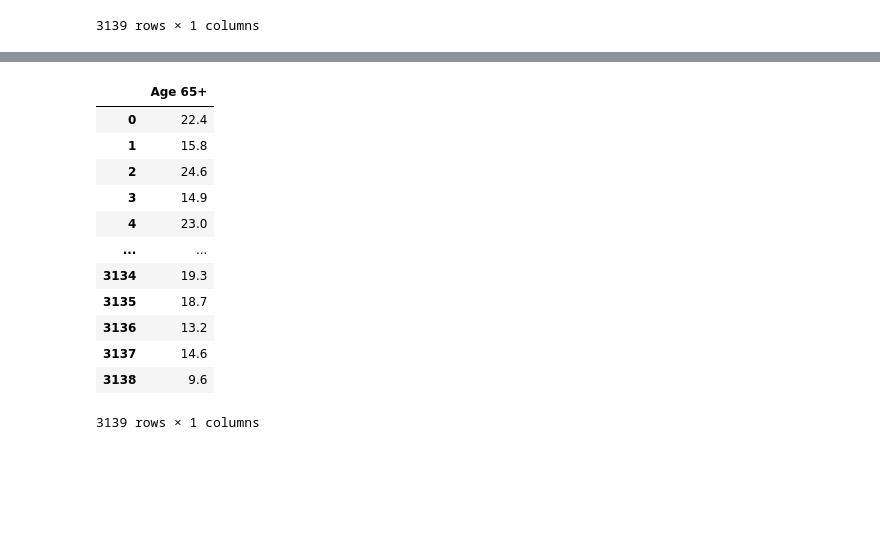
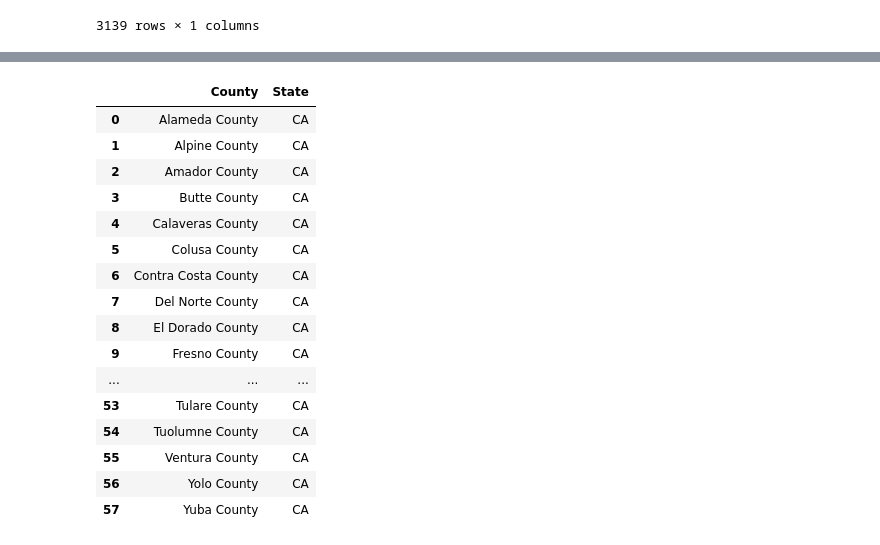
Before and after one commit to wesleyynguyenn/data-science-portfolio, a Jupyter notebook: county-demographics.ipynb, the cells around one changed output, grey strips where cells are left out. Cells and saved outputs as stored; diff of their text form; code cells hidden in the pictures; blank space fills up the shorter version.

```diff
--- a/county-demographics.ipynb
+++ b/county-demographics.ipynb
@@ -144,17 +154,21 @@ county_demo_df[['Age 65+']]
 # %%
-query = '''SELECT "Age 65+" from county_demo_df'''
+query = ''' SELECT "County", "State" from county_demo_df where "State" = "CA" '''
 sqldf(query, env = None)
 # %% [output]
-|  | Age 65+ |
-| 0 | 22.4 |
-| 1 | 15.8 |
-| 2 | 24.6 |
-| 3 | 14.9 |
-| 4 | 23.0 |
-| ... | ... |
-| 3134 | 19.3 |
-| 3135 | 18.7 |
-| 3136 | 13.2 |
-| 3137 | 14.6 |
-| 3138 | 9.6 |
+|  | County | State |
+| 0 | Alameda County | CA |
+| 1 | Alpine County | CA |
+| 2 | Amador County | CA |
+| 3 | Butte County | CA |
+| 4 | Calaveras County | CA |
+| 5 | Colusa County | CA |
+| 6 | Contra Costa County | CA |
+| 7 | Del Norte County | CA |
+| 8 | El Dorado County | CA |
+| 9 | Fresno County | CA |
+| ... | ... | ... |
+| 53 | Tulare County | CA |
+| 54 | Tuolumne County | CA |
+| 55 | Ventura County | CA |
+| 56 | Yolo County | CA |
+| 57 | Yuba County | CA |
-3139 rows × 1 columns
```
Also changed, not shown: parts of 2 cells of this notebook.
